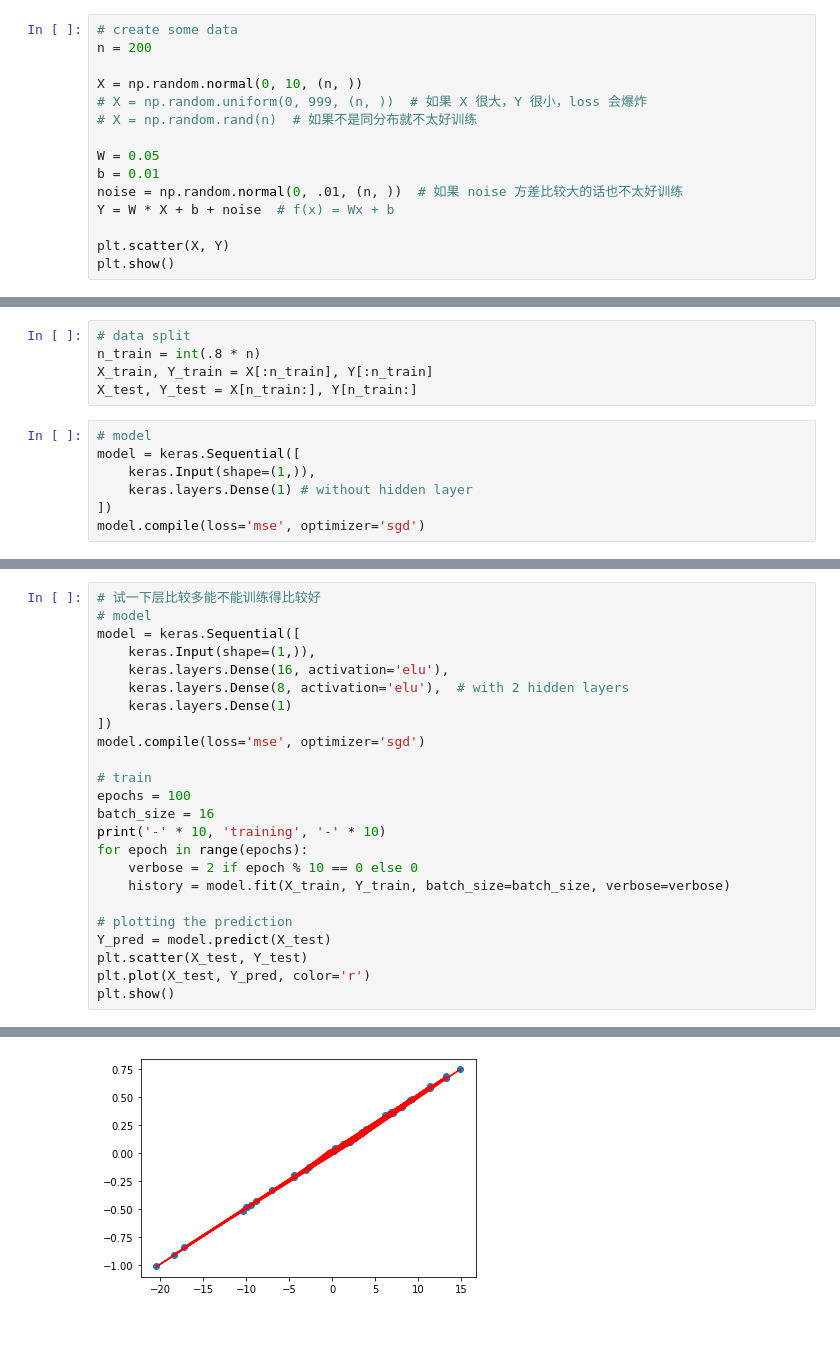
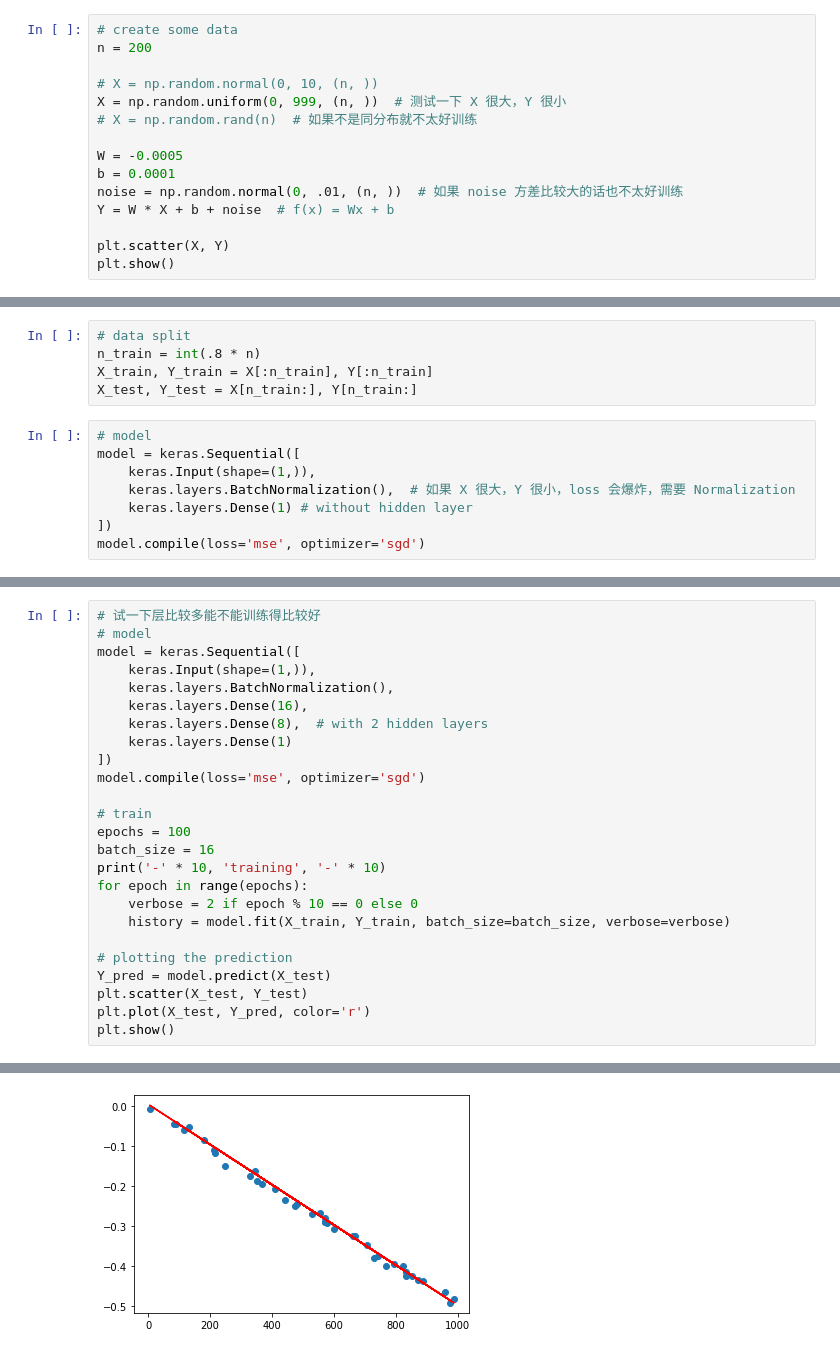
Before and after one commit to Lxyyxxx/Colab, a Jupyter notebook: unary_linear_regression.ipynb, the cells around one changed output, grey strips where cells are left out. Drawn from its saved outputs; the diff is of its cells as text.

```diff
--- a/unary_linear_regression.ipynb
+++ b/unary_linear_regression.ipynb
@@ -8,12 +8,12 @@ import matplotlib.pyplot as plt
 # create some data
 n = 200
 
-X = np.random.normal(0, 10, (n, ))
-# X = np.random.uniform(0, 999, (n, ))  # 如果 X 很大，Y 很小，loss 会爆炸
+# X = np.random.normal(0, 10, (n, ))
+X = np.random.uniform(0, 999, (n, ))  # 测试一下 X 很大，Y 很小
 # X = np.random.rand(n)  # 如果不是同分布就不太好训练
 
-W = 0.05
-b = 0.01
+W = -0.0005
+b = 0.0001
 noise = np.random.normal(0, .01, (n, ))  # 如果 noise 方差比较大的话也不太好训练
 Y = W * X + b + noise  # f(x) = Wx + b
 
@@ -30,6 +30,7 @@ X_test, Y_test = X[n_train:], Y[n_train:]
 # model
 model = keras.Sequential([
     keras.Input(shape=(1,)),
+    keras.layers.BatchNormalization(),  # 如果 X 很大，Y 很小，loss 会爆炸，需要 Normalization
     keras.layers.Dense(1) # without hidden layer
 ])
 model.compile(loss='mse', optimizer='sgd')
@@ -84,8 +85,9 @@ plt.show()
 # model
 model = keras.Sequential([
     keras.Input(shape=(1,)),
-    keras.layers.Dense(16, activation='elu'),
-    keras.layers.Dense(8, activation='elu'),  # with 2 hidden layers
+    keras.layers.BatchNormalization(),
+    keras.layers.Dense(16),
+    keras.layers.Dense(8),  # with 2 hidden layers
     keras.layers.Dense(1)
 ])
 model.compile(loss='mse', optimizer='sgd')
@@ -118 +120 @@ plt.show()
-[figure, old version]
+[figure, new version]
```
Also changed, not shown: parts of 5 cells of this notebook.
